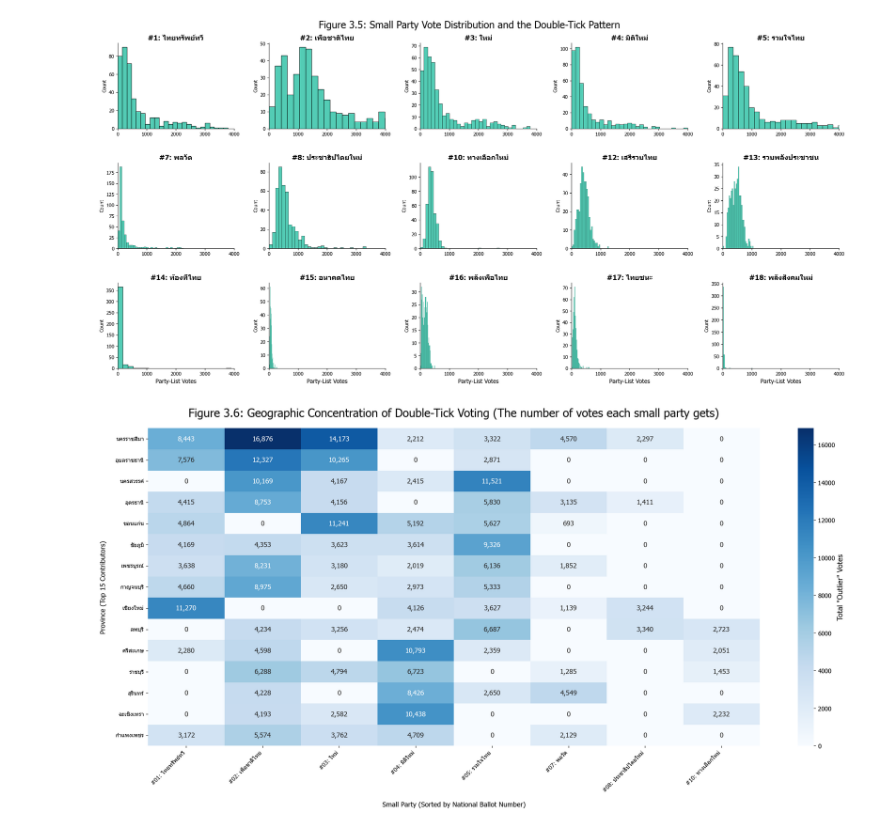
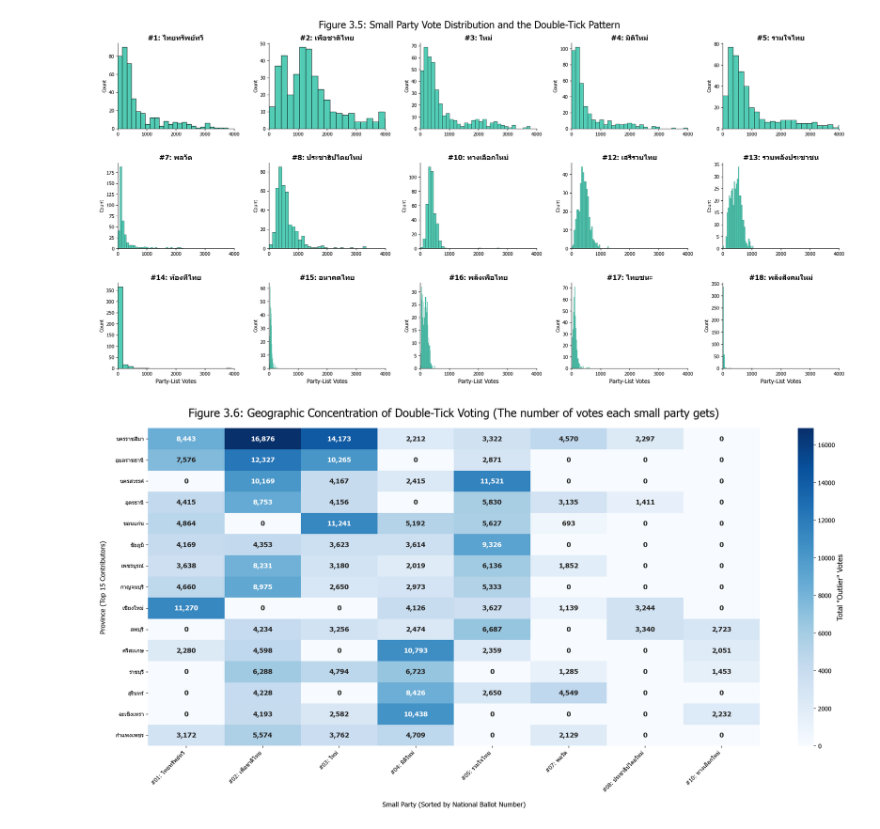
Before and after one commit to Gorszet/DADS5001_Election_2569, a Jupyter notebook: election_analysis69.ipynb, the cells around one changed output. Cells and saved outputs as stored; diff of their text form; code cells hidden in the pictures.

```diff
--- a/election_analysis69.ipynb
+++ b/election_analysis69.ipynb
@@ -1562,36 +1562,36 @@ spikes_with_prov = spikes_only.merge(df_constituencies[['cons_id', 'prov_id']],
 
 # Use Thai province names on y-axis
 prov_name_col = 'province' if 'province' in df_prov_full.columns else next((c for c in ['province_name_en', 'prov_name_en', 'name_en'] if c in df_prov_full.columns), df_prov_full.columns[1])
 final_spikes = spikes_with_prov.merge(df_prov_full[['prov_id', prov_name_col]], on='prov_id')
 
 final_spikes['party_label'] = (
     "#" + final_spikes['party_no_num'].astype(int).map('{:02d}'.format) +
     ": " + final_spikes['name']
 )
 
 prov_matrix = final_spikes.groupby([prov_name_col, 'party_label'])['party_list_vote'].sum().unstack(fill_value=0)
 
 prov_matrix = prov_matrix.reindex(sorted(prov_matrix.columns), axis=1)
 top_15_provs = prov_matrix.sum(axis=1).nlargest(15).index
 final_heatmap_data = prov_matrix.loc[top_15_provs]
 
 plt.figure(figsize=(20, 10))
 ax = sns.heatmap(final_heatmap_data, annot=True, fmt=',.0f', cmap=HEATMAP_CMAP,
-                 cbar_kws={'label': 'Total "Outlier" Votes'},
-                 annot_kws={'size': 12})
+                cbar_kws={'label': 'Total "Outlier" Votes'},
+                annot_kws={'size': 12, 'weight': 'bold'})
 
 cbar = ax.collections[0].colorbar
 cbar.ax.tick_params(labelsize=11)
 cbar.set_label('Total "Outlier" Votes', fontsize=13)
 
 plt.title('Figure 3.6: Geographic Concentration of Double-Tick Voting (The number of votes each small party gets)', fontsize=20, pad=20)
 plt.xlabel('Small Party (Sorted by National Ballot Number)', fontsize=12, labelpad=15)
 plt.ylabel('Province (Top 15 Contributors)', fontsize=12, labelpad=15)
 plt.xticks(rotation=45, ha='right')
 plt.tight_layout()
 plt.show()
 # %% [output]
-[figure, old version]
+[figure, new version]
 # %%
 # Shared prep
 top_6_ids = df_stats_cons_party.groupby('party_id')['party_list_vote'].sum().nlargest(6).index.tolist()
```
Also changed, not shown: parts of 2 cells of this notebook, 3 other files.
